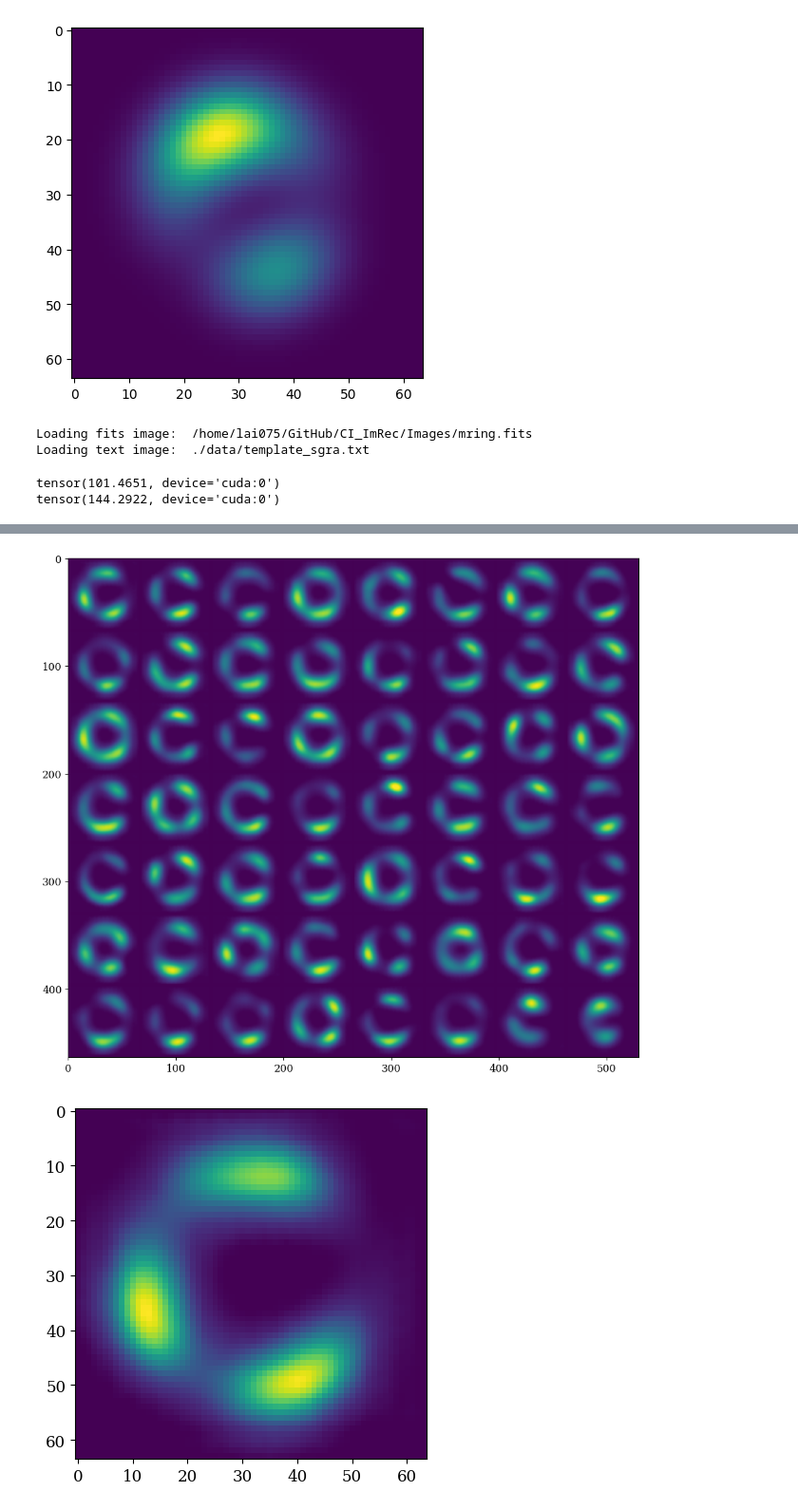
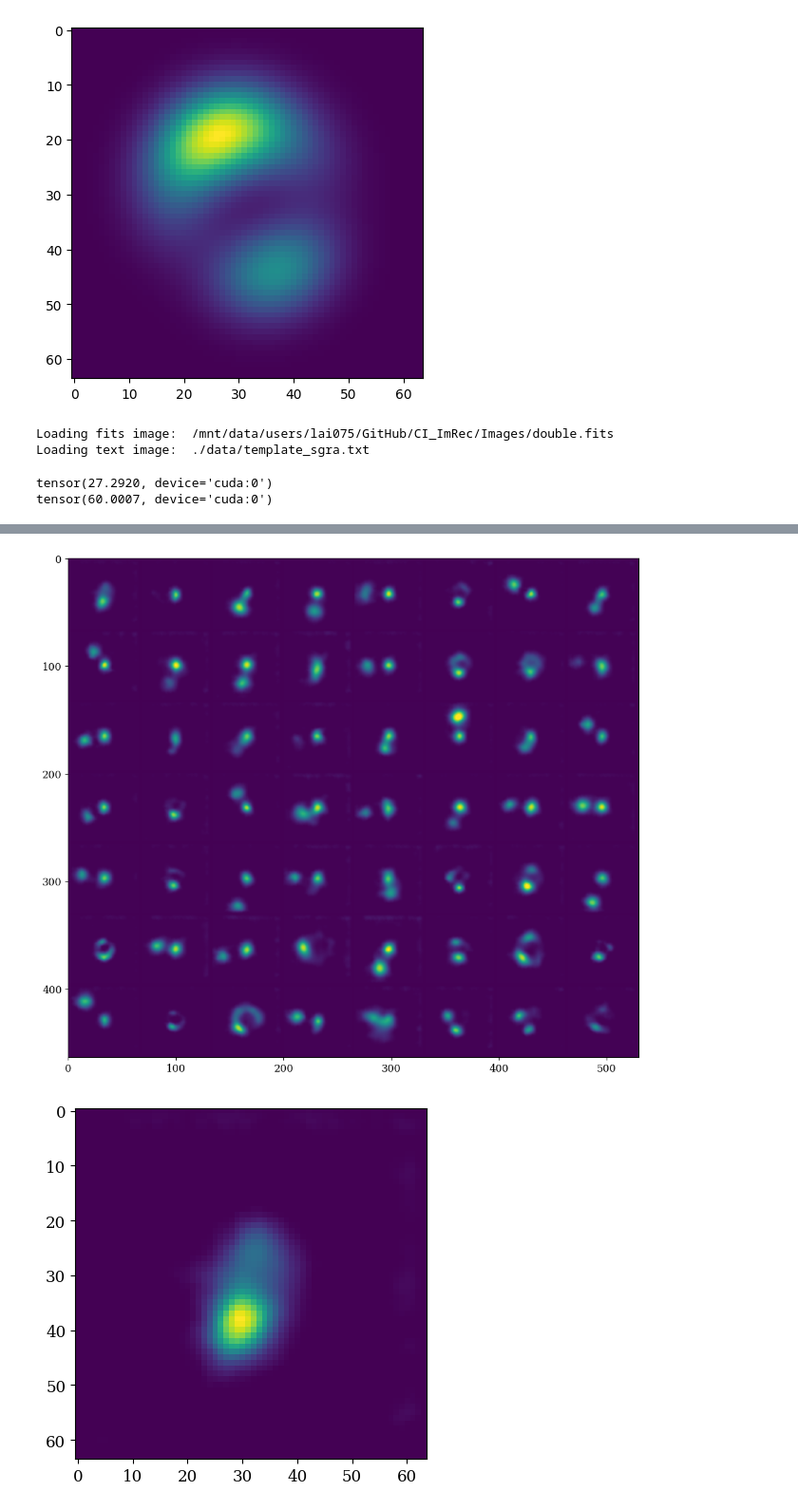
Before and after one commit to samlaihei/CI_ML, a Jupyter notebook: Diffusion_latent2.ipynb, the cells around one changed output, grey strips where cells are left out. Shown: that part at 95% size. Cells and saved outputs as stored; diff of their text form; code cells hidden in the pictures.

```diff
--- a/Diffusion_latent2.ipynb
+++ b/Diffusion_latent2.ipynb
@@ -63,6 +63,12 @@ val_transforms = v2.Compose([
     v2.ToTensor(),
     v2.CenterCrop(64),
 ])
+
+test_transforms = v2.Compose([
+    v2.ToTensor(),
+    v2.Resize(36),
+    v2.CenterCrop(64),
+])
 # %%
 # Load the dataset
 batch_size = 8
@@ -277,7 +284,7 @@ import ehtim as eh
 
 imgdim = 64
 
-load_fits = '/home/lai075/GitHub/CI_ImRec/Images/mring.fits'
+load_fits = '/mnt/data/users/lai075/GitHub/CI_ImRec/Images/double.fits'
 
 img = eh.image.load_fits(load_fits)
 
@@ -287,7 +294,7 @@ im = img.regrid_image(img.fovx(), imgdim)
 im = im.imarr()
 
 im = im/np.max(im) # normalise the intensity
-im = val_transforms(im)
+im = test_transforms(im)
 
 Closure = CI.Closure_Invariants('data/ehtuv.npz', ehtarray='./data/EHT2017.txt', ehtim=True, tint_sec=5, tadv_sec=600, tstart_hr=0, tstop_hr=24)
 invs = Closure.FTCI(np.array([im])).reshape(-1)
@@ -320,7 +327,7 @@ for i, t in tqdm(enumerate(noise_scheduler.timesteps)):
 
     # Get model pred
     with torch.no_grad():
-        residual = net(x, t, invs, guidance_scale=8)
+        residual = net(x, t, invs, guidance_scale=1)
 
     # Update sample with step
     x = noise_scheduler.step(residual, t, x).prev_sample
@@ -370,7 +377,7 @@ fig, ax = plt.subplots()
 ax.imshow(test)
 print(mseloss(invs[1], torch.Tensor(Closure.FTCI(test.reshape(1, 64, 64)).reshape(-1, invs.shape[-1])).to(device)).sum())
 # %% [output]
-Loading fits image:  /home/lai075/GitHub/CI_ImRec/Images/mring.fits
+Loading fits image:  /mnt/data/users/lai075/GitHub/CI_ImRec/Images/double.fits
 Loading text image:  ./data/template_sgra.txt
-tensor(101.4651, device='cuda:0')
-tensor(144.2922, device='cuda:0')
+tensor(27.2920, device='cuda:0')
+tensor(60.0007, device='cuda:0')
@@ -379,2 +386,2 @@ tensor(144.2922, device='cuda:0')
-[figure, old version]
+[figure, new version]
-[figure, old version]
+[figure, new version]
```
Also changed, not shown: parts of 3 cells of this notebook, 3 other files.
